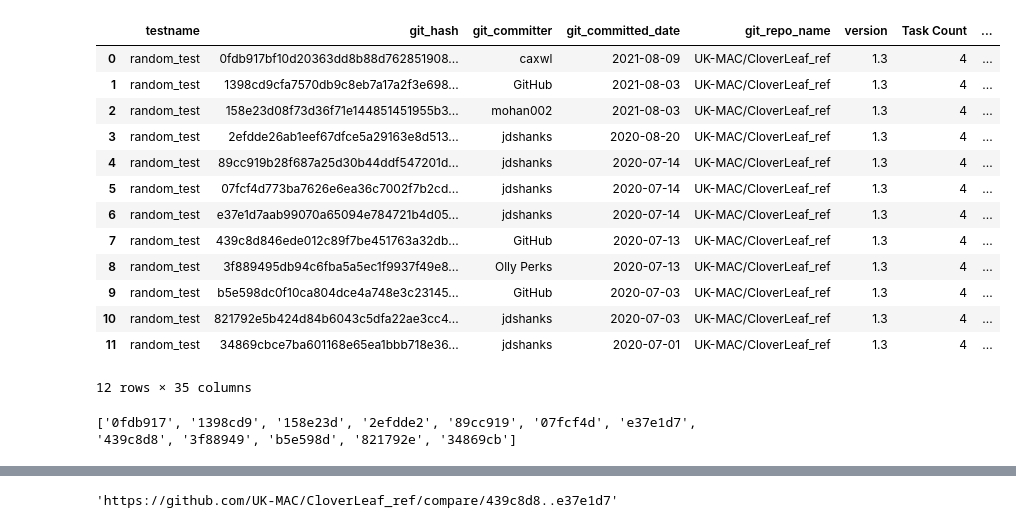
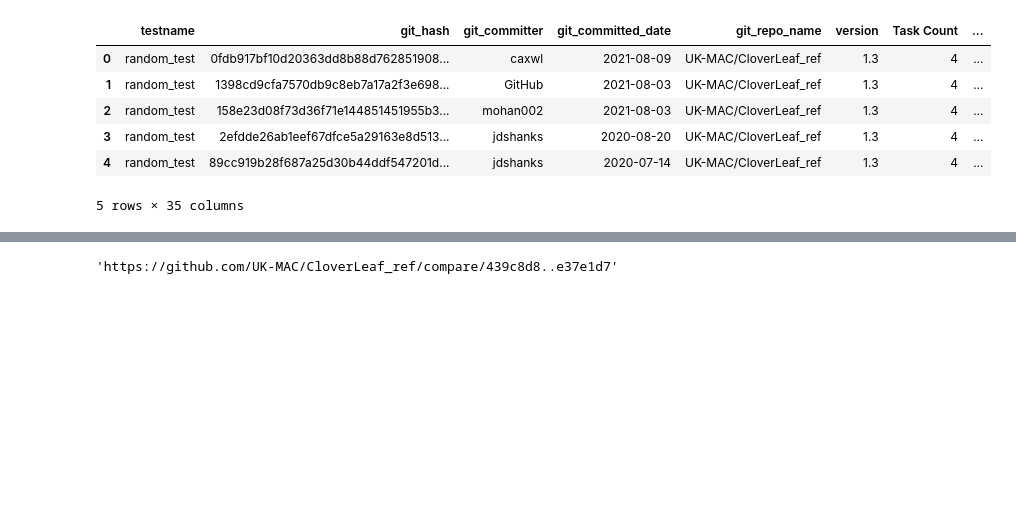
Before and after one commit to lanl/dsi, a Jupyter notebook: examples/cloverleaf/perf_hist_chart.ipynb, the cells around one changed output, grey strips where cells are left out. Saved outputs shown, nothing was run; the diff lists cells and outputs as text; code cells hidden in the pictures; blank space fills up the shorter version.

```diff
--- a/examples/cloverleaf/perf_hist_chart.ipynb
+++ b/examples/cloverleaf/perf_hist_chart.ipynb
@@ -1,25 +1,14 @@
 # %%
 import pandas as pd
 
 df = pd.read_csv("clover_random_test.csv")
-df
+df.head()
 # %% [output]
 |  | testname | git_hash | git_committer | git_committed_date | git_repo_name | version | Task Count | ... |
 | 0 | random_test | 0fdb917bf10d20363dd8b88d762851908... | caxwl | 2021-08-09 | UK-MAC/CloverLeaf_ref | 1.3 | 4 | ... |
 | 1 | random_test | 1398cd9cfa7570db9c8eb7a17a2f3e698... | GitHub | 2021-08-03 | UK-MAC/CloverLeaf_ref | 1.3 | 4 | ... |
 | 2 | random_test | 158e23d08f73d36f71e144851451955b3... | mohan002 | 2021-08-03 | UK-MAC/CloverLeaf_ref | 1.3 | 4 | ... |
 | 3 | random_test | 2efdde26ab1eef67dfce5a29163e8d513... | jdshanks | 2020-08-20 | UK-MAC/CloverLeaf_ref | 1.3 | 4 | ... |
 | 4 | random_test | 89cc919b28f687a25d30b44ddf547201d... | jdshanks | 2020-07-14 | UK-MAC/CloverLeaf_ref | 1.3 | 4 | ... |
-| 5 | random_test | 07fcf4d773ba7626e6ea36c7002f7b2cd... | jdshanks | 2020-07-14 | UK-MAC/CloverLeaf_ref | 1.3 | 4 | ... |
-| 6 | random_test | e37e1d7aab99070a65094e784721b4d05... | jdshanks | 2020-07-14 | UK-MAC/CloverLeaf_ref | 1.3 | 4 | ... |
-| 7 | random_test | 439c8d846ede012c89f7be451763a32db... | GitHub | 2020-07-13 | UK-MAC/CloverLeaf_ref | 1.3 | 4 | ... |
-| 8 | random_test | 3f889495db94c6fba5a5ec1f9937f49e8... | Olly Perks | 2020-07-13 | UK-MAC/CloverLeaf_ref | 1.3 | 4 | ... |
-| 9 | random_test | b5e598dc0f10ca804dce4a748e3c23145... | GitHub | 2020-07-03 | UK-MAC/CloverLeaf_ref | 1.3 | 4 | ... |
-| 10 | random_test | 821792e5b424d84b6043c5dfa22ae3cc4... | jdshanks | 2020-07-03 | UK-MAC/CloverLeaf_ref | 1.3 | 4 | ... |
-| 11 | random_test | 34869cbce7ba601168e65ea1bbb718e36... | jdshanks | 2020-07-01 | UK-MAC/CloverLeaf_ref | 1.3 | 4 | ... |
-12 rows × 35 columns
+5 rows × 35 columns
-# %%
-print([substring[:7] for substring in df["git_hash"]])
-# %% [output]
-['0fdb917', '1398cd9', '158e23d', '2efdde2', '89cc919', '07fcf4d', 'e37e1d7', '439c8d8', '3f88949', 'b5e598d', '821792e', '34869cb']
 # %%
```
Also changed, not shown: parts of 5 cells of this notebook, 2 other files.
